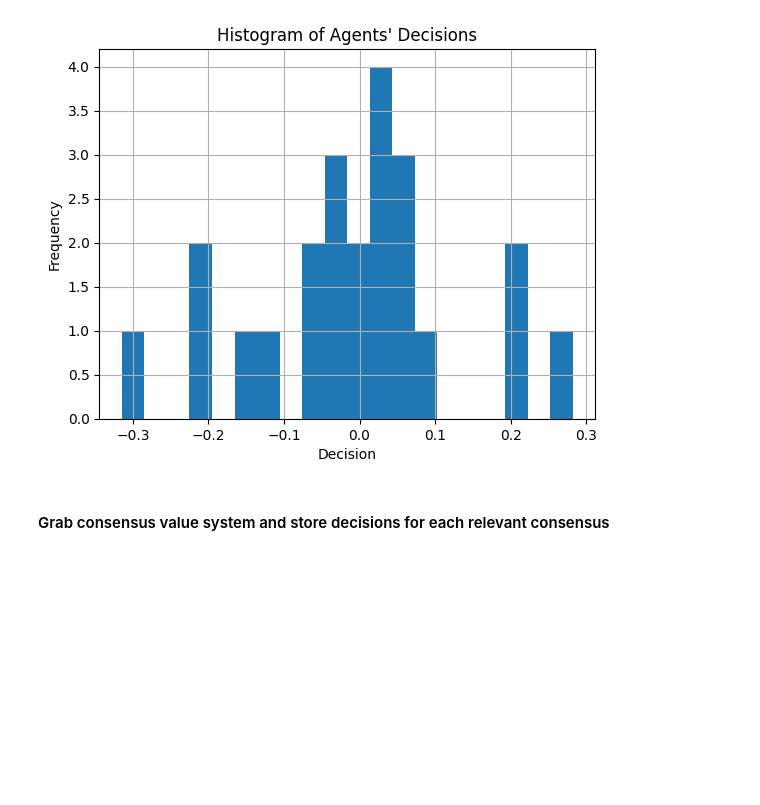
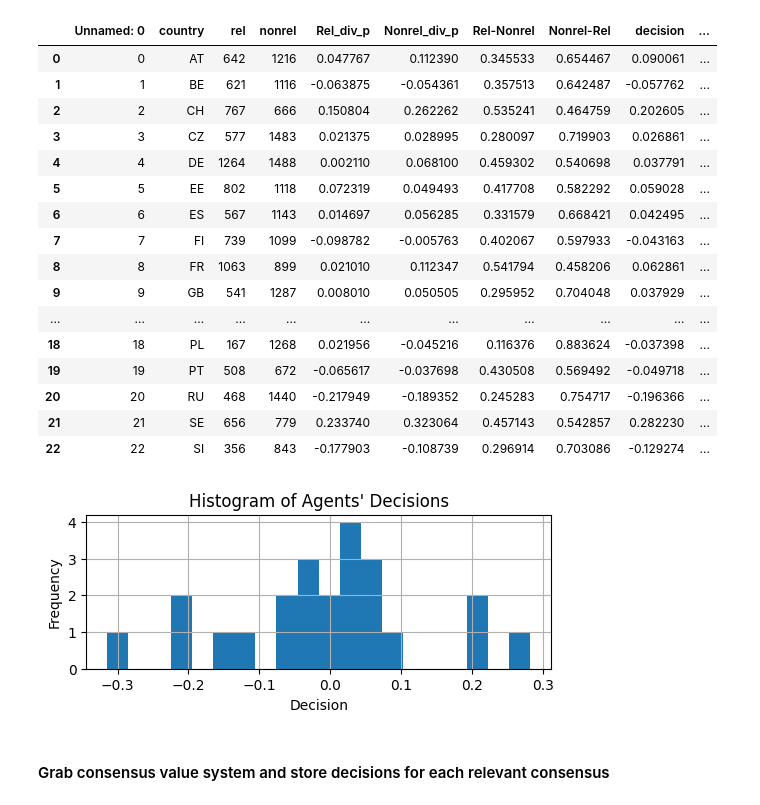
Before and after one commit to JosephTrevorrow/ValueSystemsAggregation, a Jupyter notebook: process_data/process_data_agent_scores.ipynb, the cells around one changed output. Saved outputs shown, nothing was run; the diff lists cells and outputs as text; code cells hidden in the pictures; blank space fills up the shorter version.

```diff
--- a/process_data/process_data_agent_scores.ipynb
+++ b/process_data/process_data_agent_scores.ipynb
@@ -10,11 +13,24 @@ savename = "/home/ia23938/Documents/GitHub/ValueSystemsAggregation/data/ess_exam
 # %%
-# Compute decision
 df = pd.read_csv(filename)
+
+# factor = 0
+factor = 5.0
+
+
 for index, row in df.iterrows():
-    df.at[index, 'rel-nonrel'] = row['rel'] / (row['rel'] + row['nonrel'])
-    df.at[index, 'nonrel-rel'] = row['nonrel'] / (row['rel'] + row['nonrel'])
-    df.at[index, 'decision'] = (df.at[index, 'rel-nonrel'] * row['a_div_rel']) + (df.at[index, 'nonrel-rel'] * row['a_div_nonrel'])
+    # Preferences (0, 1)
+    df.at[index, 'Rel-Nonrel'] = row['rel'] / (row['rel'] + row['nonrel'])
+    df.at[index, 'Nonrel-Rel'] = row['nonrel'] / (row['rel'] + row['nonrel'])
 
-#df.to_csv(savename)
+    diff = (df.at[index, 'Rel-Nonrel'] - df.at[index, 'Nonrel-Rel']) * factor
+    df.at[index, 'Rel-Nonrel'] = df.at[index, 'Rel-Nonrel'] + diff / 2
+    df.at[index, 'Nonrel-Rel'] = df.at[index, 'Nonrel-Rel'] - diff / 2
+
+    # Actions (-1, 1)
+    action_diff = (row['a_div_rel'] - row['a_div_nonrel']) * factor
+    df.at[index, 'a_div_rel'] = max(-1, min(1, 0.5 + action_diff / 2))
+    df.at[index, 'a_div_nonrel'] = max(-1, min(1, 0.5 - action_diff / 2))
+
 df
+#df.to_csv(filename+"_with_factor.csv", index=False)
 # %% [output]
@@ -38,12 +58,49 @@ df
+# %%
+# Compute decision
+df = pd.read_csv(filename)
+for index, row in df.iterrows():
+    df.at[index, 'decision'] = (df.at[index, 'Rel-Nonrel'] * row['a_div_rel']) + (df.at[index, 'Nonrel-Rel'] * row['a_div_nonrel'])
+df.rename(columns={'a_div_rel': 'Rel_div_p', 'a_div_nonrel': 'Nonrel_div_p'}, inplace=True)
+
+# the processed_data_with_principles is the file that contains the principles for each country
+principle_filename = "/home/ia23938/Documents/GitHub/ValueSystemsAggregation/data/ess_example_data/processed_data_with_principles_ess.csv"
+pri_df = pd.read_csv(principle_filename)
+pri_df.rename(columns={'rel': 'egal', 'nonrel' : 'util'}, inplace=True)
+df = pd.merge(df, pri_df)
+
+# Now create Egal-Util and Util-Egal columns in the same format as Rel-Nonrel and Nonrel-Rel
+for index, row in df.iterrows():
+    df.at[index, 'Egal-Util'] = row['egal'] / (row['egal'] + row['util'])
+    df.at[index, 'Util-Egal'] = row['util'] / (row['egal'] + row['util'])
+
+df
+# %% [output]
+|  | Unnamed: 0 | country | rel | nonrel | Rel_div_p | Nonrel_div_p | Rel-Nonrel | Nonrel-Rel | decision | ... |
+| 0 | 0 | AT | 642 | 1216 | 0.047767 | 0.112390 | 0.345533 | 0.654467 | 0.090061 | ... |
+| 1 | 1 | BE | 621 | 1116 | -0.063875 | -0.054361 | 0.357513 | 0.642487 | -0.057762 | ... |
+| 2 | 2 | CH | 767 | 666 | 0.150804 | 0.262262 | 0.535241 | 0.464759 | 0.202605 | ... |
+| 3 | 3 | CZ | 577 | 1483 | 0.021375 | 0.028995 | 0.280097 | 0.719903 | 0.026861 | ... |
+| 4 | 4 | DE | 1264 | 1488 | 0.002110 | 0.068100 | 0.459302 | 0.540698 | 0.037791 | ... |
+| 5 | 5 | EE | 802 | 1118 | 0.072319 | 0.049493 | 0.417708 | 0.582292 | 0.059028 | ... |
+| 6 | 6 | ES | 567 | 1143 | 0.014697 | 0.056285 | 0.331579 | 0.668421 | 0.042495 | ... |
+| 7 | 7 | FI | 739 | 1099 | -0.098782 | -0.005763 | 0.402067 | 0.597933 | -0.043163 | ... |
+| 8 | 8 | FR | 1063 | 899 | 0.021010 | 0.112347 | 0.541794 | 0.458206 | 0.062861 | ... |
+| 9 | 9 | GB | 541 | 1287 | 0.008010 | 0.050505 | 0.295952 | 0.704048 | 0.037929 | ... |
+| ... | ... | ... | ... | ... | ... | ... | ... | ... | ... | ... |
+| 18 | 18 | PL | 167 | 1268 | 0.021956 | -0.045216 | 0.116376 | 0.883624 | -0.037398 | ... |
+| 19 | 19 | PT | 508 | 672 | -0.065617 | -0.037698 | 0.430508 | 0.569492 | -0.049718 | ... |
+| 20 | 20 | RU | 468 | 1440 | -0.217949 | -0.189352 | 0.245283 | 0.754717 | -0.196366 | ... |
+| 21 | 21 | SE | 656 | 779 | 0.233740 | 0.323064 | 0.457143 | 0.542857 | 0.282230 | ... |
+| 22 | 22 | SI | 356 | 843 | -0.177903 | -0.108739 | 0.296914 | 0.703086 | -0.129274 | ... |
 # %%
 import matplotlib.pyplot as plt
-
+plt.figure(figsize=(6, 2))
 df['decision'].hist(bins=20)
 plt.xlabel('Decision')
 plt.ylabel('Frequency')
 plt.title('Histogram of Agents\' Decisions')
 plt.show()
 # %% [output]
-[figure, old version]
+[figure, new version]
 # %% [markdown]
 #### Grab consensus value system and store decisions for each relevant consensus
```
Also changed, not shown: parts of 15 cells of this notebook, 30 other files.
